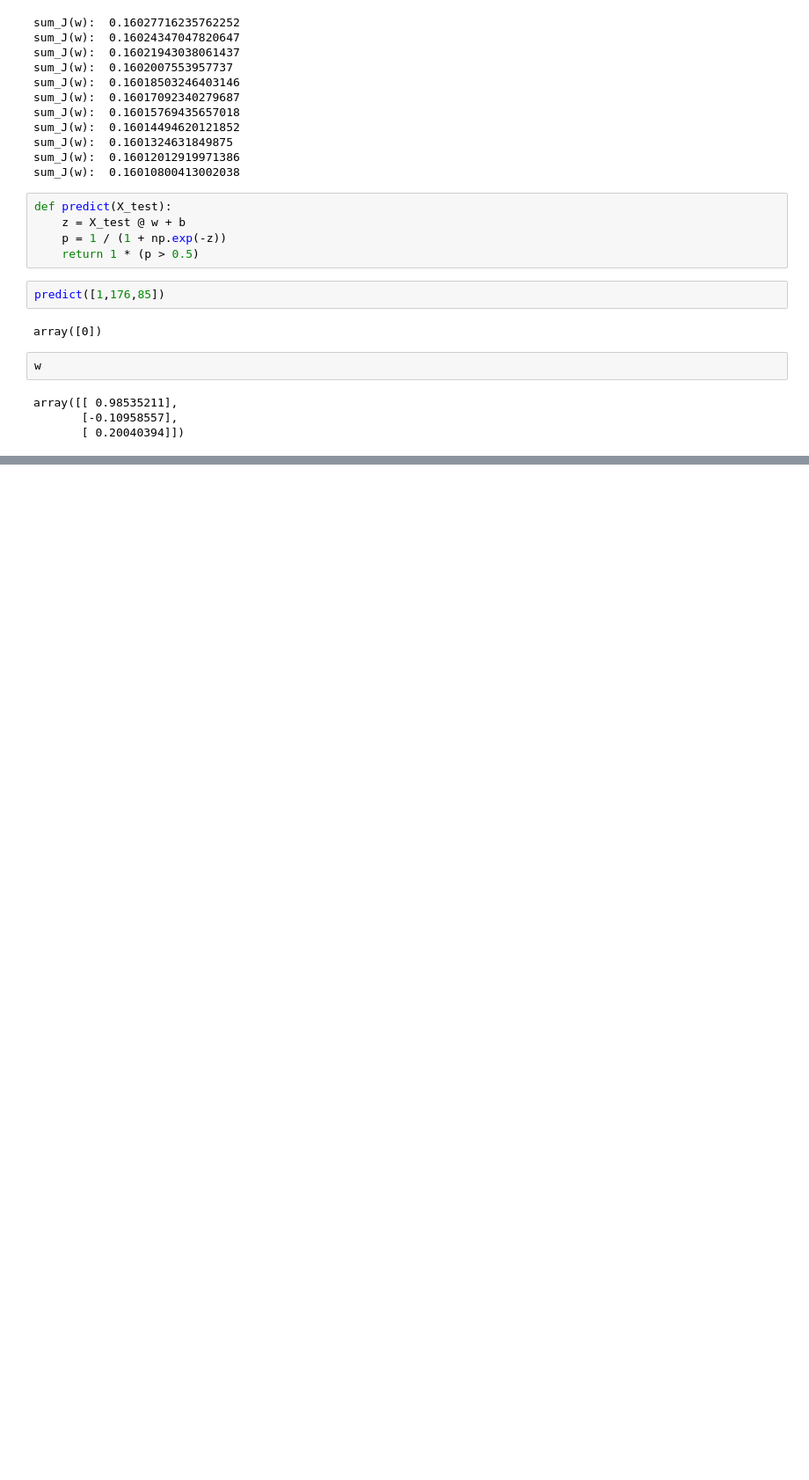
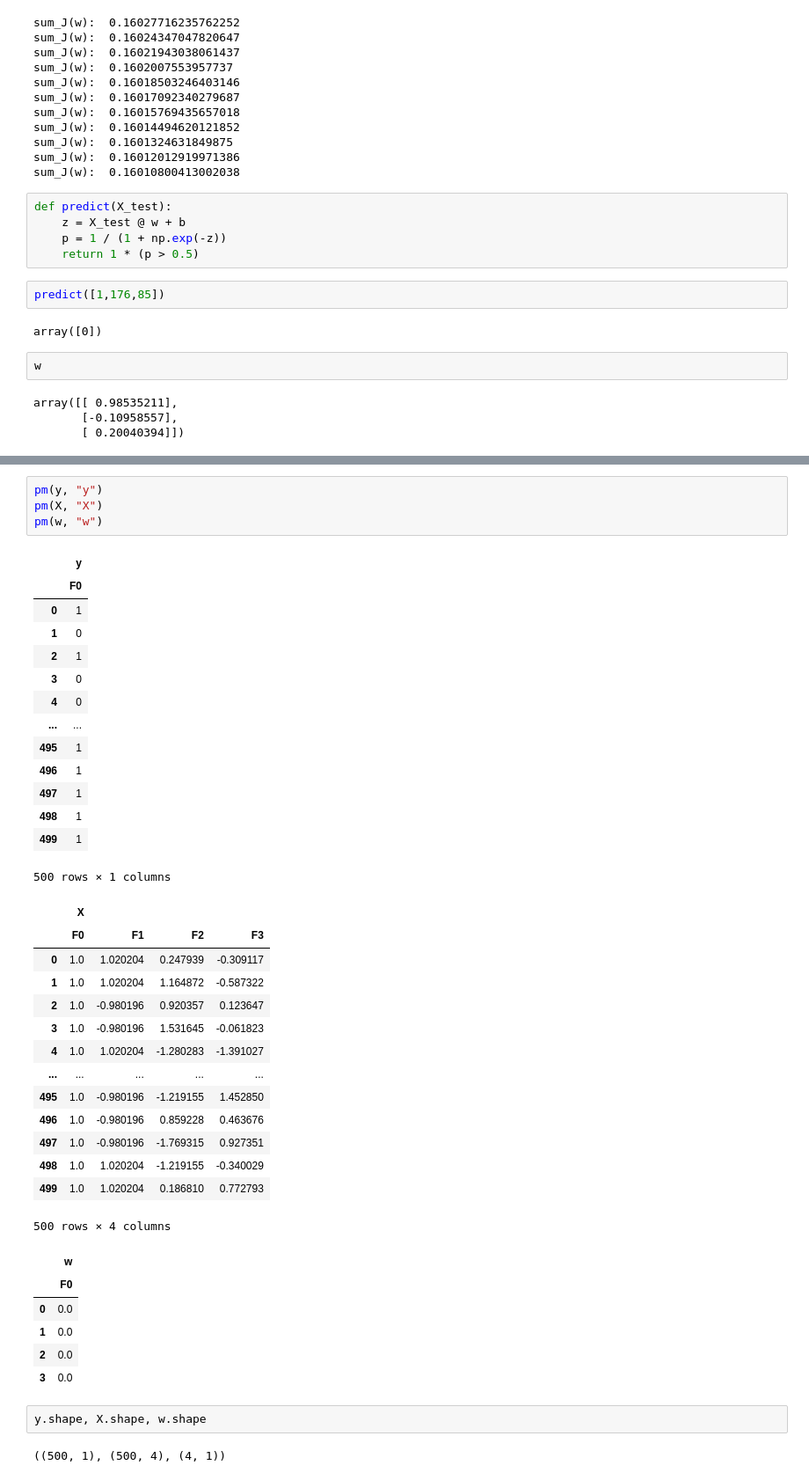
Before and after one commit to AliAtes/PyAtes, a Jupyter notebook: notebook/machine_learning/logistic_regression.ipynb, the cells around one changed output, grey strips where cells are left out. Shown at 88% size. Drawn from its saved outputs; the diff is of its cells as text; blank space fills up the shorter version.

```diff
--- a/notebook/machine_learning/logistic_regression.ipynb
+++ b/notebook/machine_learning/logistic_regression.ipynb
@@ -330,0 +420,43 @@ array([[ 0.98535211],
+# %%
+pm(y, "y")
+pm(X, "X")
+pm(w, "w")
+# %% [output]
+|  | y |
+|  | F0 |
+| 0 | 1 |
+| 1 | 0 |
+| 2 | 1 |
+| 3 | 0 |
+| 4 | 0 |
+| ... | ... |
+| 495 | 1 |
+| 496 | 1 |
+| 497 | 1 |
+| 498 | 1 |
+| 499 | 1 |
+500 rows × 1 columns
+|  | X |  |  |  |
+|  | F0 | F1 | F2 | F3 |
+| 0 | 1.0 | 1.020204 | 0.247939 | -0.309117 |
+| 1 | 1.0 | 1.020204 | 1.164872 | -0.587322 |
+| 2 | 1.0 | -0.980196 | 0.920357 | 0.123647 |
+| 3 | 1.0 | -0.980196 | 1.531645 | -0.061823 |
+| 4 | 1.0 | 1.020204 | -1.280283 | -1.391027 |
+| ... | ... | ... | ... | ... |
+| 495 | 1.0 | -0.980196 | -1.219155 | 1.452850 |
+| 496 | 1.0 | -0.980196 | 0.859228 | 0.463676 |
+| 497 | 1.0 | -0.980196 | -1.769315 | 0.927351 |
+| 498 | 1.0 | 1.020204 | -1.219155 | -0.340029 |
+| 499 | 1.0 | 1.020204 | 0.186810 | 0.772793 |
+500 rows × 4 columns
+|  | w |
+|  | F0 |
+| 0 | 0.0 |
+| 1 | 0.0 |
+| 2 | 0.0 |
+| 3 | 0.0 |
+# %%
+y.shape, X.shape, w.shape
+# %% [output]
+((500, 1), (500, 4), (4, 1))
```
Also changed, not shown: parts of 25 cells of this notebook.
